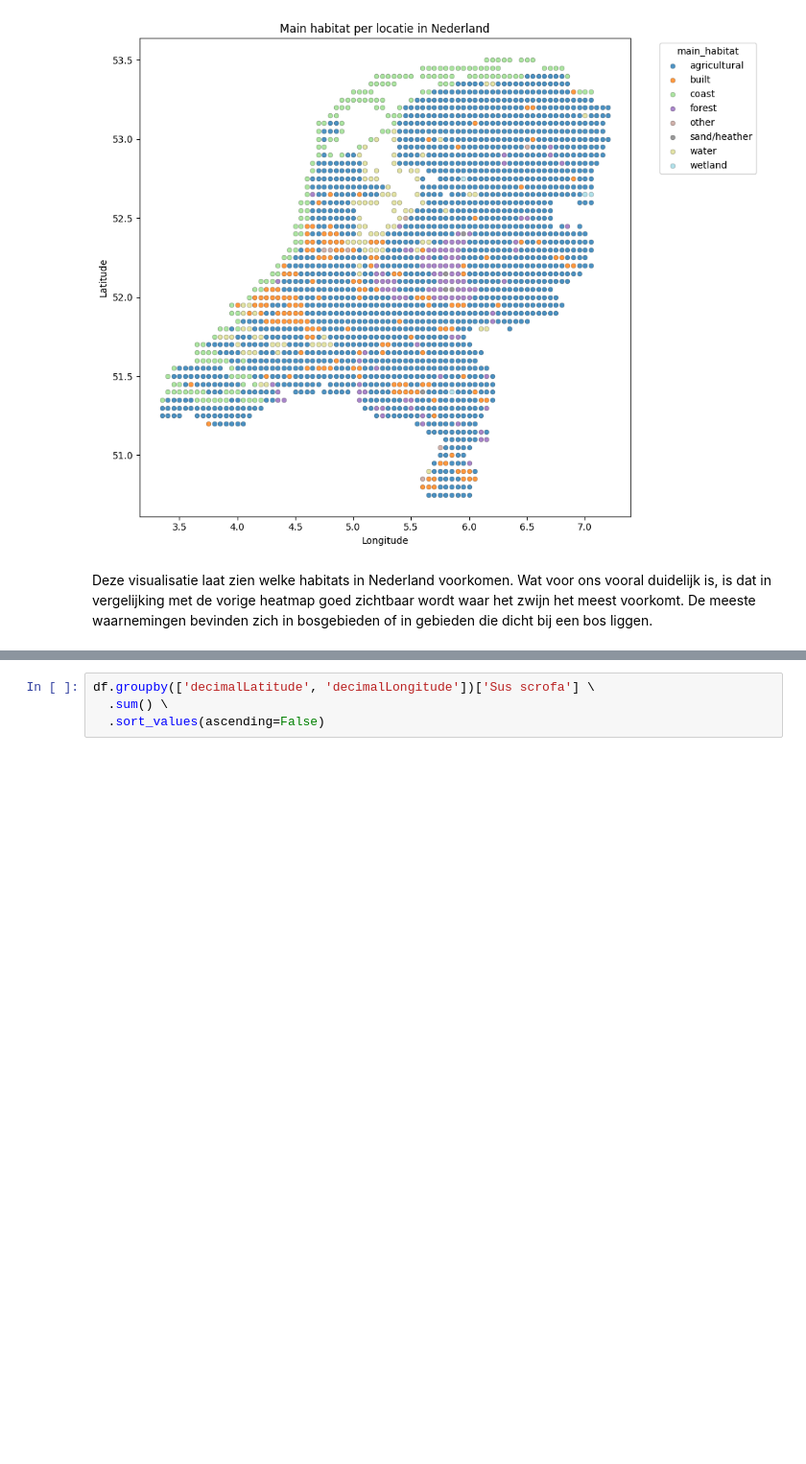
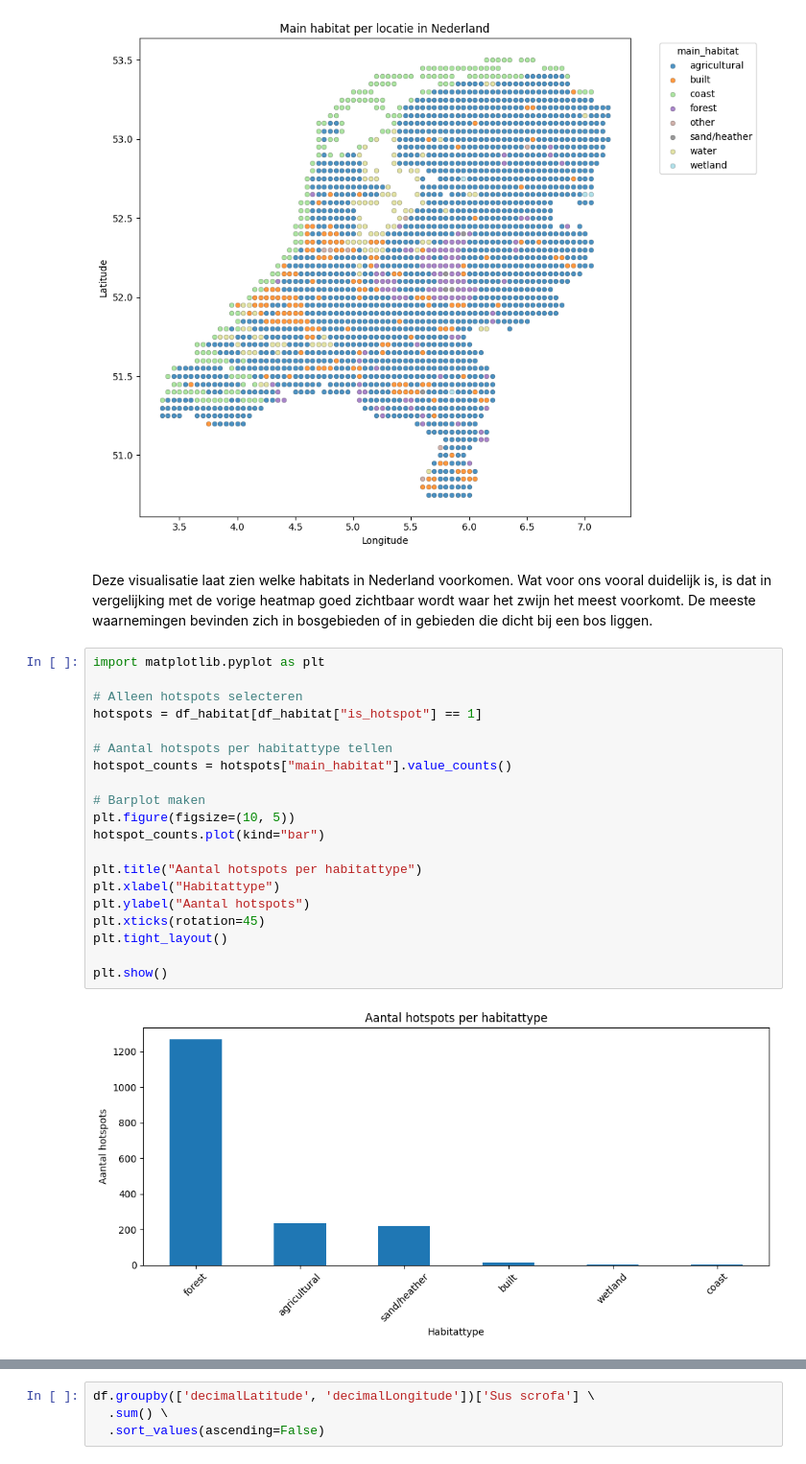
Before and after one commit to Jamie1111/Toeftoeftoeftoef, a Jupyter notebook: assignment_template_it1.ipynb, the cells around one changed output, grey strips where cells are left out. Shown at 96% size. Saved outputs shown, nothing was run; the diff lists cells and outputs as text; blank space fills up the shorter version.

```diff
--- a/assignment_template_it1.ipynb
+++ b/assignment_template_it1.ipynb
@@ -305,3 +396,25 @@ plt.show()
 [figure]
 # %% [markdown]
 Deze visualisatie laat zien welke habitats in Nederland voorkomen. Wat voor ons vooral duidelijk is, is dat in vergelijking met de vorige heatmap goed zichtbaar wordt waar het zwijn het meest voorkomt. De meeste waarnemingen bevinden zich in bosgebieden of in gebieden die dicht bij een bos liggen.
+# %%
+import matplotlib.pyplot as plt
+
+# Alleen hotspots selecteren
+hotspots = df_habitat[df_habitat["is_hotspot"] == 1]
+
+# Aantal hotspots per habitattype tellen
+hotspot_counts = hotspots["main_habitat"].value_counts()
+
+# Barplot maken
+plt.figure(figsize=(10, 5))
+hotspot_counts.plot(kind="bar")
+
+plt.title("Aantal hotspots per habitattype")
+plt.xlabel("Habitattype")
+plt.ylabel("Aantal hotspots")
+plt.xticks(rotation=45)
+plt.tight_layout()
+
+plt.show()
+# %% [output]
+[figure, added]
```
Also changed, not shown: parts of 23 cells of this notebook, 2 other files.
